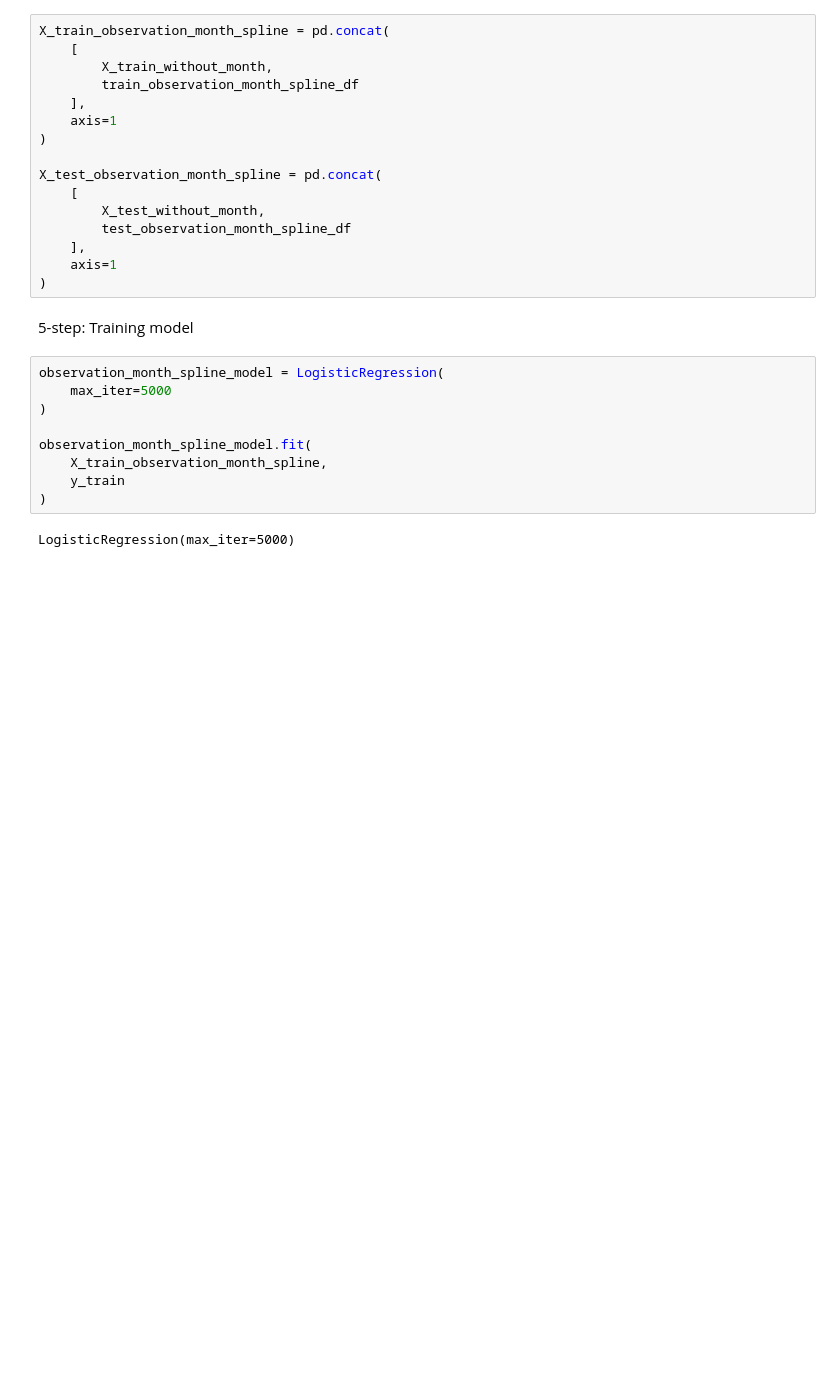
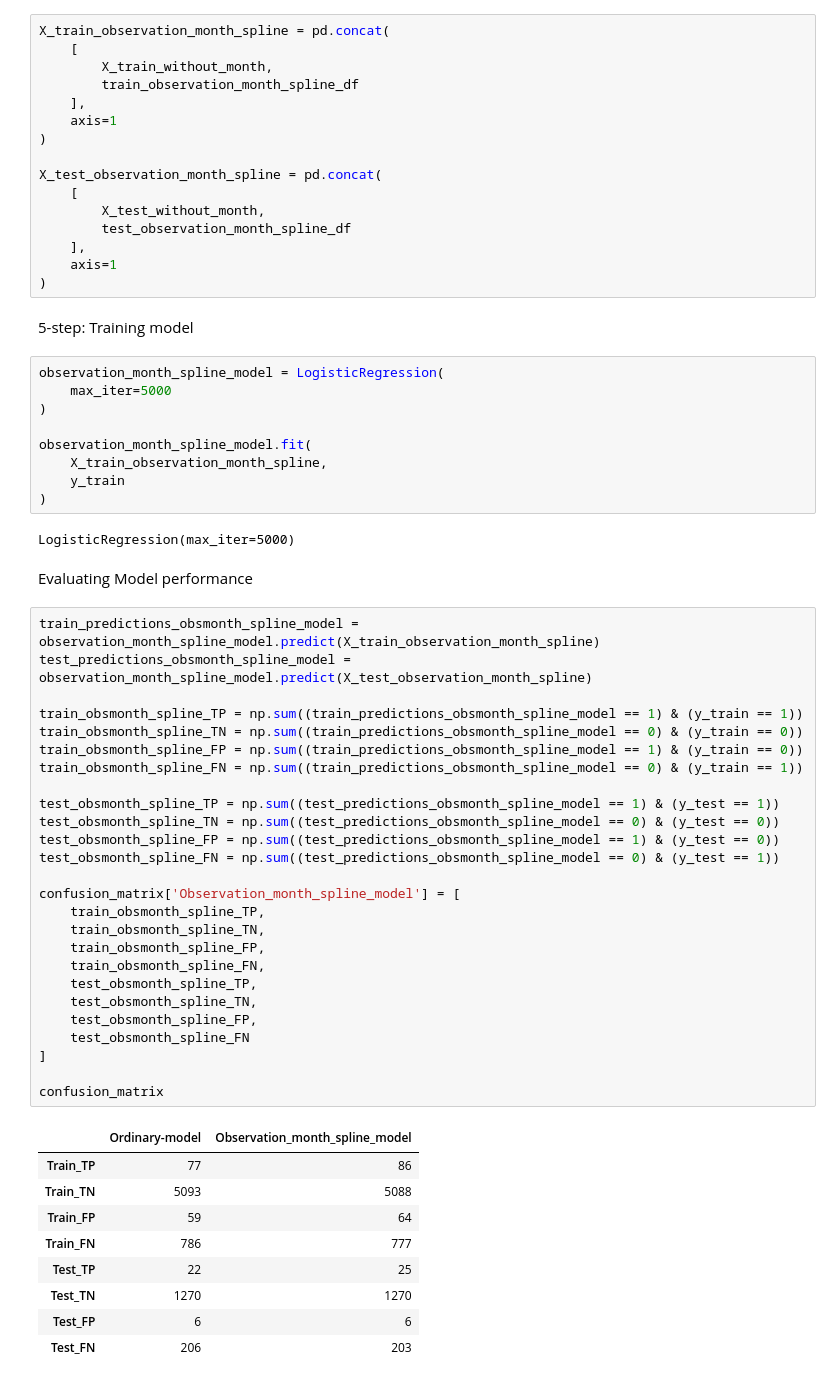
Before and after one commit to diyorarti/Learning_Data_Science, a Jupyter notebook: Statistics/3_Regression/Logistic_regression/practice2.ipynb, the cells around one changed output. Cells and saved outputs as stored; diff of their text form; blank space fills up the shorter version.

```diff
--- a/Statistics/3_Regression/Logistic_regression/practice2.ipynb
+++ b/Statistics/3_Regression/Logistic_regression/practice2.ipynb
@@ -641,3 +645,41 @@ observation_month_spline_model.fit(
 )
 # %% [output]
 LogisticRegression(max_iter=5000)
+# %% [markdown]
+Evaluating Model performance
+# %%
+train_predictions_obsmonth_spline_model = observation_month_spline_model.predict(X_train_observation_month_spline)
+test_predictions_obsmonth_spline_model = observation_month_spline_model.predict(X_test_observation_month_spline)
+
+train_obsmonth_spline_TP = np.sum((train_predictions_obsmonth_spline_model == 1) & (y_train == 1))
+train_obsmonth_spline_TN = np.sum((train_predictions_obsmonth_spline_model == 0) & (y_train == 0))
+train_obsmonth_spline_FP = np.sum((train_predictions_obsmonth_spline_model == 1) & (y_train == 0))
+train_obsmonth_spline_FN = np.sum((train_predictions_obsmonth_spline_model == 0) & (y_train == 1))
+
+test_obsmonth_spline_TP = np.sum((test_predictions_obsmonth_spline_model == 1) & (y_test == 1))
+test_obsmonth_spline_TN = np.sum((test_predictions_obsmonth_spline_model == 0) & (y_test == 0))
+test_obsmonth_spline_FP = np.sum((test_predictions_obsmonth_spline_model == 1) & (y_test == 0))
+test_obsmonth_spline_FN = np.sum((test_predictions_obsmonth_spline_model == 0) & (y_test == 1))
+
+confusion_matrix['Observation_month_spline_model'] = [
+    train_obsmonth_spline_TP,
+    train_obsmonth_spline_TN,
+    train_obsmonth_spline_FP,
+    train_obsmonth_spline_FN,
+    test_obsmonth_spline_TP,
+    test_obsmonth_spline_TN,
+    test_obsmonth_spline_FP,
+    test_obsmonth_spline_FN
+]
+
+confusion_matrix
+# %% [output]
+|  | Ordinary-model | Observation_month_spline_model |
+| Train_TP | 77 | 86 |
+| Train_TN | 5093 | 5088 |
+| Train_FP | 59 | 64 |
+| Train_FN | 786 | 777 |
+| Test_TP | 22 | 25 |
+| Test_TN | 1270 | 1270 |
+| Test_FP | 6 | 6 |
+| Test_FN | 206 | 203 |
```
Also changed, not shown: parts of 9 cells of this notebook.
